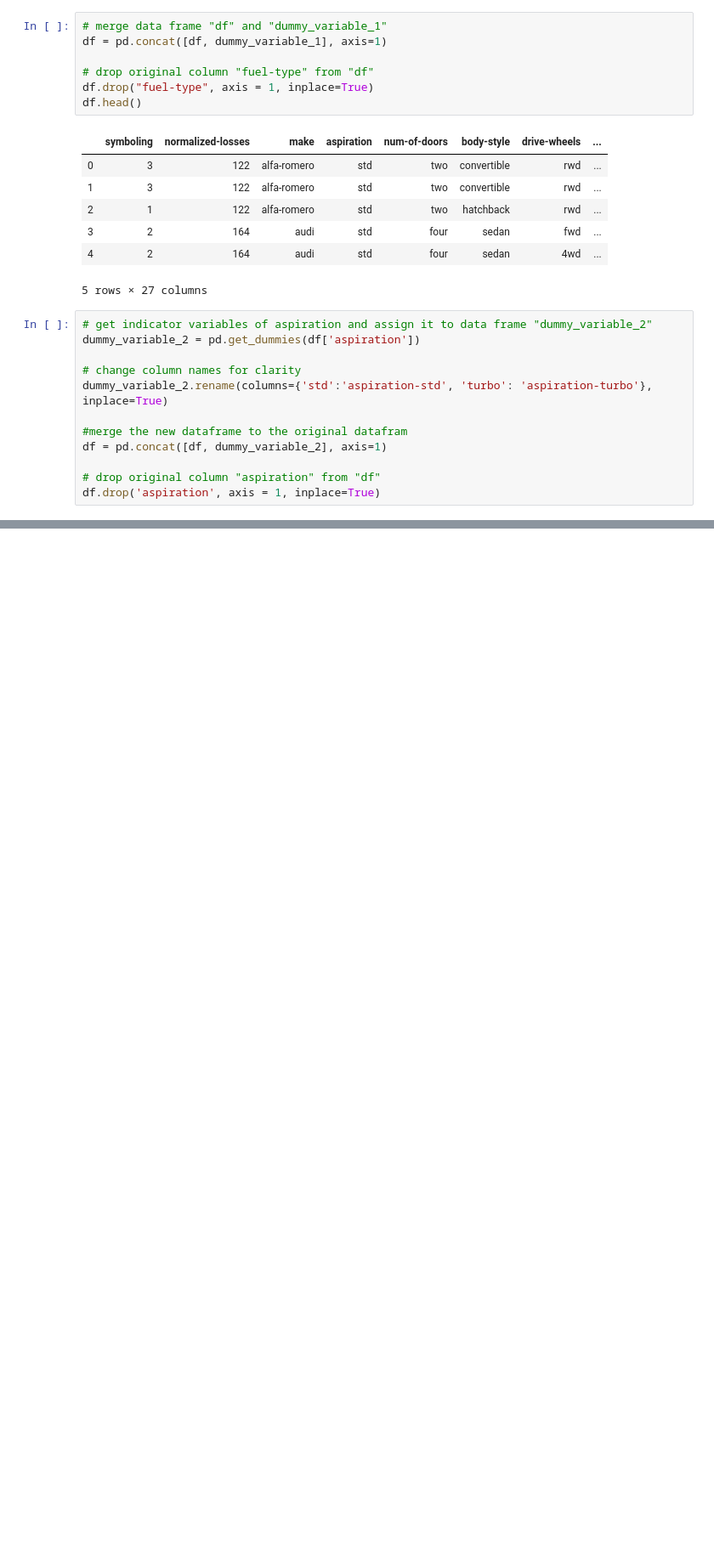
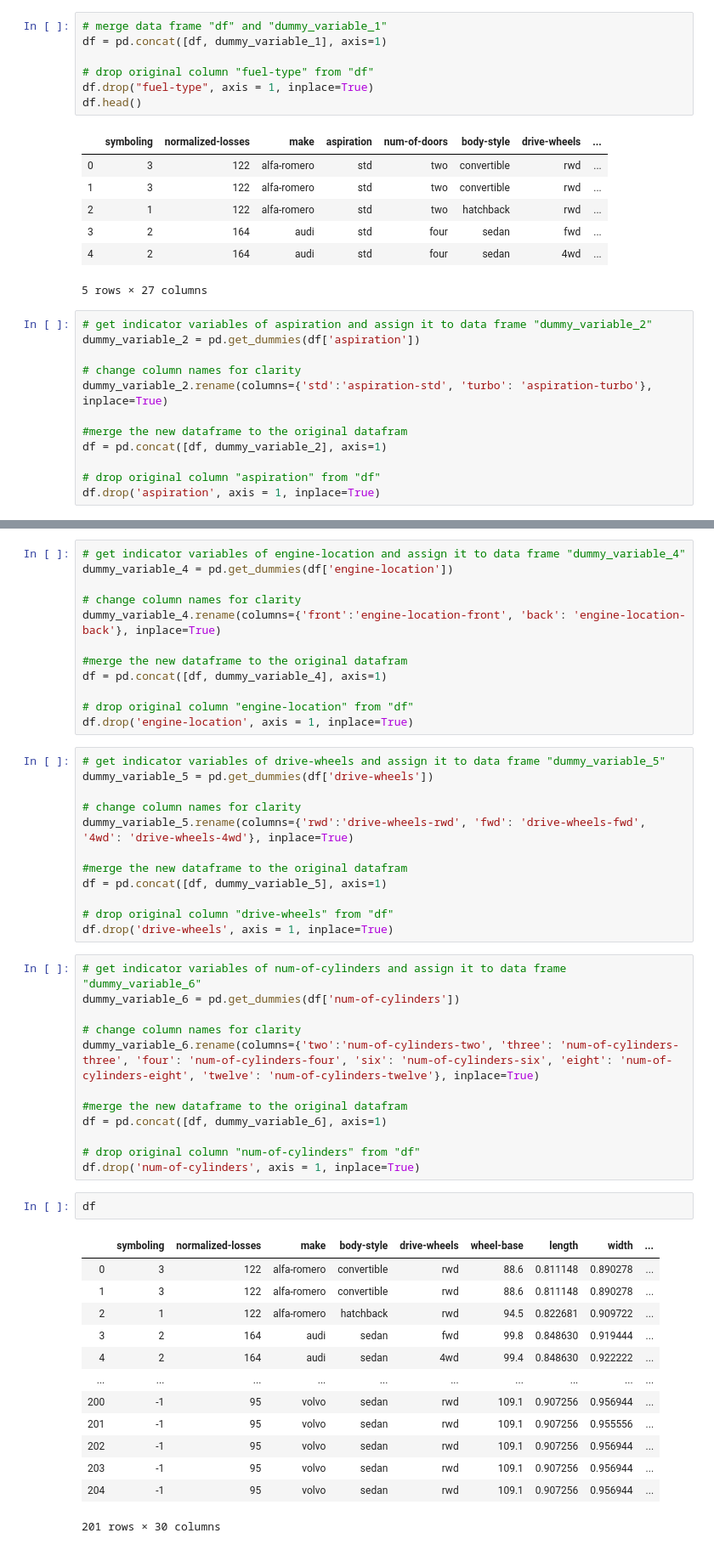
Before and after one commit to sdman135/Cars-project, a Jupyter notebook: Cars-Data&prep.ipynb, the cells around one changed output, grey strips where cells are left out. Shown at 85% size. Saved outputs shown, nothing was run; the diff lists cells and outputs as text; blank space fills up the shorter version.

```diff
--- a/Cars - Project.ipynb
+++ b/Cars-Data&prep.ipynb
@@ -460,2 +475,54 @@ df.drop('aspiration', axis = 1, inplace=True)
+# %%
+# get indicator variables of engine-location and assign it to data frame "dummy_variable_4"
+dummy_variable_4 = pd.get_dummies(df['engine-location'])
+
+# change column names for clarity
+dummy_variable_4.rename(columns={'front':'engine-location-front', 'back': 'engine-location-back'}, inplace=True)
+
+#merge the new dataframe to the original datafram
+df = pd.concat([df, dummy_variable_4], axis=1)
+
+# drop original column "engine-location" from "df"
+df.drop('engine-location', axis = 1, inplace=True)
+# %%
+# get indicator variables of drive-wheels and assign it to data frame "dummy_variable_5"
+dummy_variable_5 = pd.get_dummies(df['drive-wheels'])
+
+# change column names for clarity
+dummy_variable_5.rename(columns={'rwd':'drive-wheels-rwd', 'fwd': 'drive-wheels-fwd', '4wd': 'drive-wheels-4wd'}, inplace=True)
+
+#merge the new dataframe to the original datafram
+df = pd.concat([df, dummy_variable_5], axis=1)
+
+# drop original column "drive-wheels" from "df"
+df.drop('drive-wheels', axis = 1, inplace=True)
+# %%
+# get indicator variables of num-of-cylinders and assign it to data frame "dummy_variable_6"
+dummy_variable_6 = pd.get_dummies(df['num-of-cylinders'])
+
+# change column names for clarity
+dummy_variable_6.rename(columns={'two':'num-of-cylinders-two', 'three': 'num-of-cylinders-three', 'four': 'num-of-cylinders-four', 'six': 'num-of-cylinders-six', 'eight': 'num-of-cylinders-eight', 'twelve': 'num-of-cylinders-twelve'}, inplace=True)
+
+#merge the new dataframe to the original datafram
+df = pd.concat([df, dummy_variable_6], axis=1)
+
+# drop original column "num-of-cylinders" from "df"
+df.drop('num-of-cylinders', axis = 1, inplace=True)
+# %%
+df
+# %% [output]
+|  | symboling | normalized-losses | make | body-style | drive-wheels | wheel-base | length | width | ... |
+| 0 | 3 | 122 | alfa-romero | convertible | rwd | 88.6 | 0.811148 | 0.890278 | ... |
+| 1 | 3 | 122 | alfa-romero | convertible | rwd | 88.6 | 0.811148 | 0.890278 | ... |
+| 2 | 1 | 122 | alfa-romero | hatchback | rwd | 94.5 | 0.822681 | 0.909722 | ... |
+| 3 | 2 | 164 | audi | sedan | fwd | 99.8 | 0.848630 | 0.919444 | ... |
+| 4 | 2 | 164 | audi | sedan | 4wd | 99.4 | 0.848630 | 0.922222 | ... |
+| ... | ... | ... | ... | ... | ... | ... | ... | ... | ... |
+| 200 | -1 | 95 | volvo | sedan | rwd | 109.1 | 0.907256 | 0.956944 | ... |
+| 201 | -1 | 95 | volvo | sedan | rwd | 109.1 | 0.907256 | 0.955556 | ... |
+| 202 | -1 | 95 | volvo | sedan | rwd | 109.1 | 0.907256 | 0.956944 | ... |
+| 203 | -1 | 95 | volvo | sedan | rwd | 109.1 | 0.907256 | 0.956944 | ... |
+| 204 | -1 | 95 | volvo | sedan | rwd | 109.1 | 0.907256 | 0.956944 | ... |
+201 rows × 30 columns
 # %%
 # saving data frame to csv
```
Also changed, not shown: parts of 3 cells of this notebook, 3 other files.
